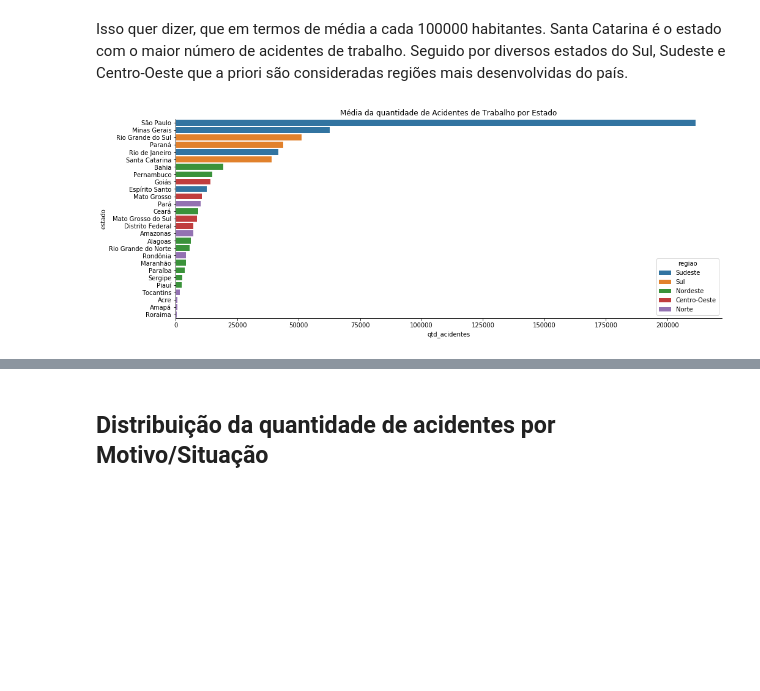
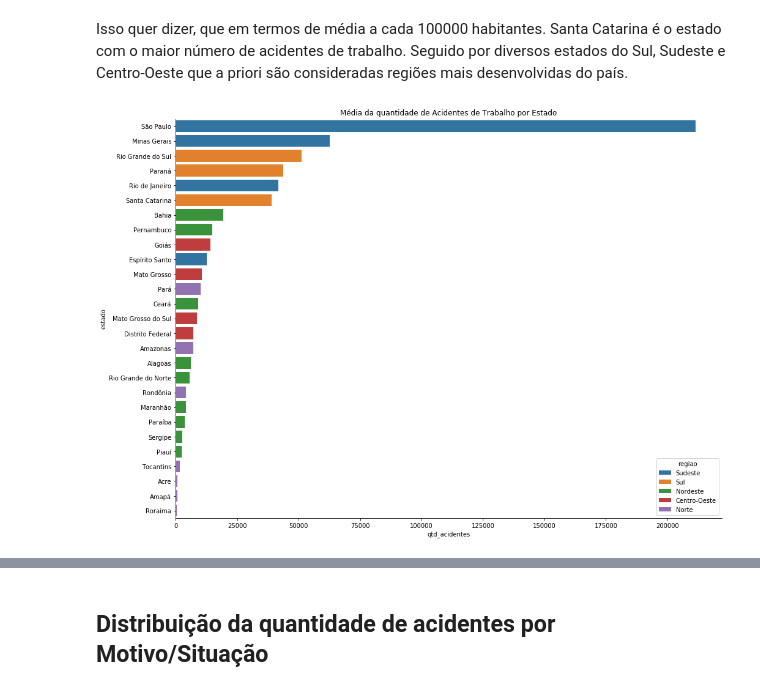
Before and after one commit to lorransr/CAT, a Jupyter notebook: Acidentes_de_Trabalho.ipynb, the cells around one changed output, grey strips where cells are left out. Saved outputs shown, nothing was run; the diff lists cells and outputs as text; code cells hidden in the pictures; blank space fills up the shorter version.

```diff
--- a/Acidentes_de_Trabalho.ipynb
+++ b/Acidentes_de_Trabalho.ipynb
@@ -378,16 +375,16 @@ per_capta.head(10)
 Isso quer dizer, que em termos de média a cada 100000 habitantes. Santa Catarina é o estado com o maior número de acidentes de trabalho. Seguido por diversos estados do Sul, Sudeste e Centro-Oeste que a priori são consideradas regiões mais desenvolvidas do país.
 # %%
 #representação grafica das médias
-plt.figure(figsize = (16,6))
+plt.figure(figsize = (16,12))
 m = sns.barplot(y="estado",
                 x ="qtd_acidentes",
                 hue ="regiao",
                 hue_order = ["Sudeste","Sul","Nordeste","Centro-Oeste","Norte"],
                 dodge = False,
                 data = agrupado_media);
 m.set_title("Média da quantidade de Acidentes de Trabalho por Estado");
 sns.despine()
 # %% [output]
-[figure, old version]
+[figure, new version]
 # %%
 #representação gráfica das médias por 100000 habitantes
```
Also changed, not shown: parts of 9 cells of this notebook.
